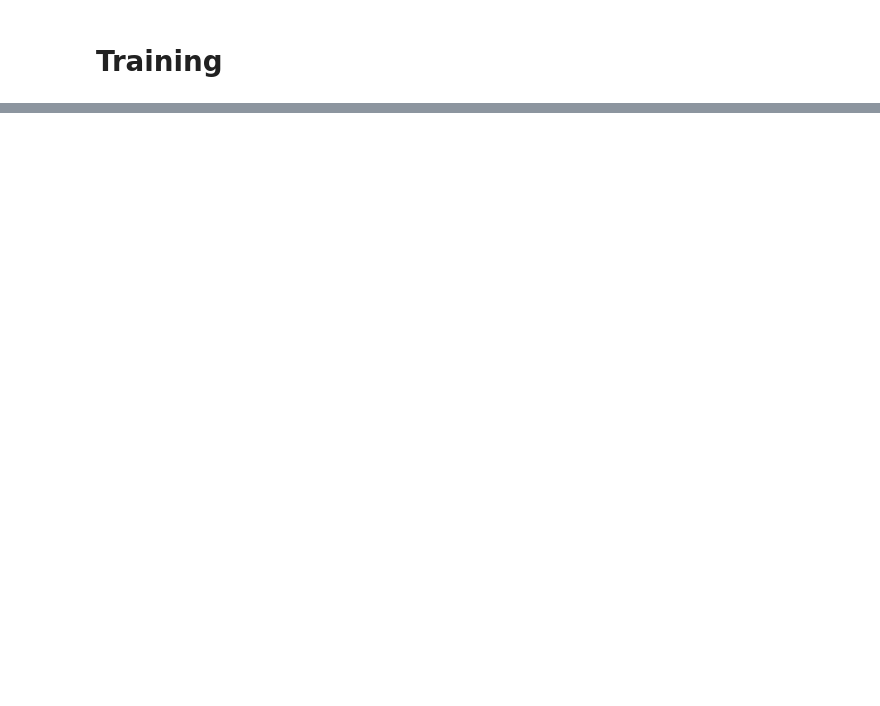
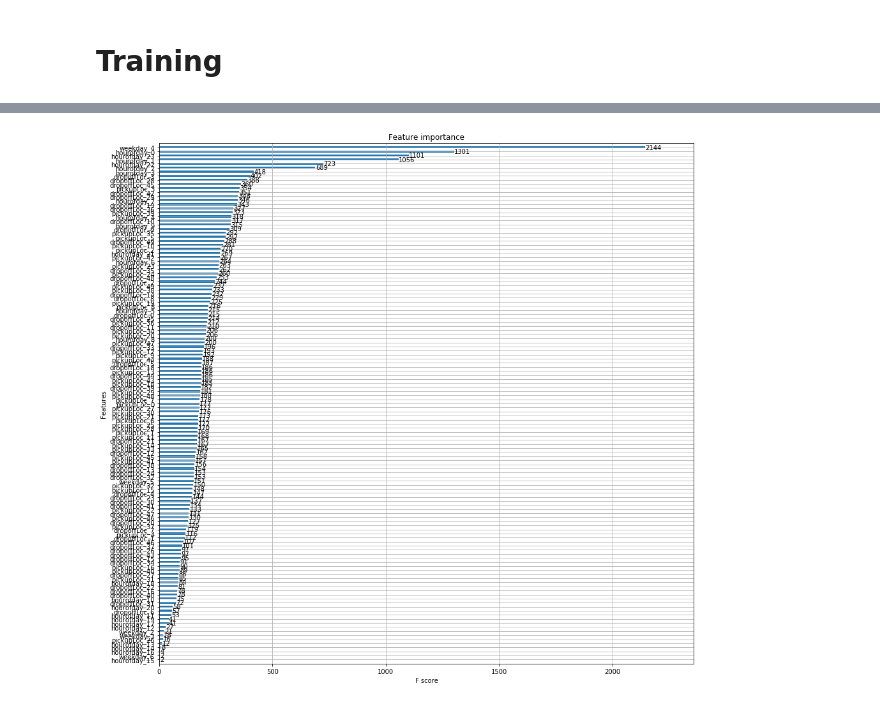
Before and after one commit to emali1/NYCTaxi, a Jupyter notebook: Training.ipynb, the cells around one changed output, grey strips where cells are left out. Saved outputs shown, nothing was run; the diff lists cells and outputs as text; code cells hidden in the pictures; blank space fills up the shorter version.

Commit message:
train use Kaggle dataset

```diff
--- a/Training.ipynb
+++ b/Training.ipynb
@@ -251,0 +144,27 @@ clf3.cv_results_
+# %%
+import xgboost as xgb
+
+from sklearn.model_selection import train_test_split
+
+#%% split training set to validation set
+Xtrain, Xval, Ztrain, Zval = train_test_split(X_total, np.log(Y_fare_total), test_size=0.2, random_state=0)
+Xcv,Xv,Zcv,Zv = train_test_split(Xval, Zval, test_size=0.5, random_state=1)
+data_tr  = xgb.DMatrix(Xtrain, label=Ztrain)
+data_cv  = xgb.DMatrix(Xcv   , label=Zcv)
+evallist = [(data_tr, 'train'), (data_cv, 'valid')]
+# %%
+parms = {'max_depth':8, #maximum depth of a tree
+         'objective':'reg:linear',
+         'eta'      :0.3,
+         'subsample':0.8,#SGD will use this percentage of data
+         'lambda '  :4, #L2 regularization term,>1 more conservative
+         'colsample_bytree ':0.9,
+         'colsample_bylevel':1,
+         'min_child_weight': 10,
+         'nthread'  :3}  #number of cpu core to use
+
+model = xgb.train(parms, data_tr, num_boost_round=1000, evals = evallist,
+                  early_stopping_rounds=30, maximize=False,
+                  verbose_eval=100)
+
+print('score = %1.5f, n_boost_round =%d.'%(model.best_score,model.best_iteration))
@@ -251,0 +186,11 @@ clf3.cv_results_
+# %%
+import matplotlib.pyplot as plt
+import matplotlib
+%matplotlib inline
+
+fig =  plt.figure(figsize = (15,15))
+axes = fig.add_subplot(111)
+xgb.plot_importance(model,ax = axes,height =0.5)
+plt.show();plt.close()
+# %% [output]
+[figure, added]
```
Also changed, not shown: parts of 26 cells of this notebook, 3 other files.
